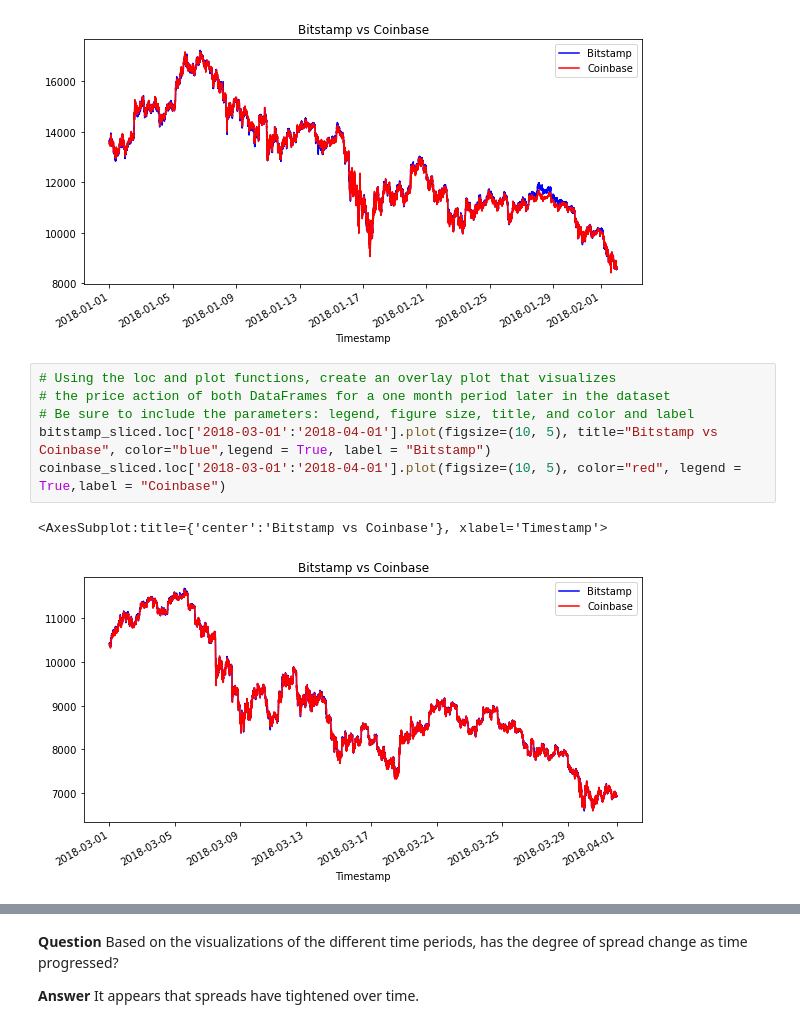
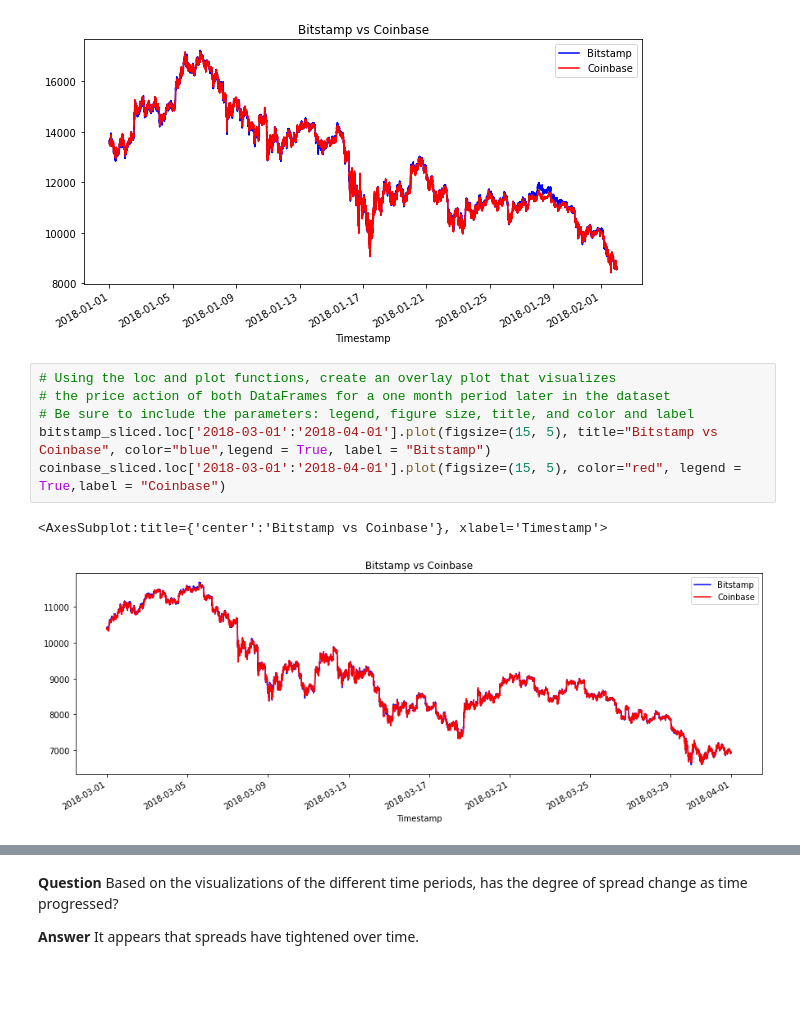
Before and after one commit to LZhou1688/challenge_three, a Jupyter notebook: crypto_arbitrage.ipynb, the cells around one changed output, grey strips where cells are left out. Cells and saved outputs as stored; diff of their text form; blank space fills up the shorter version.

```diff
--- a/crypto_arbitrage.ipynb
+++ b/crypto_arbitrage.ipynb
@@ -318,9 +318,9 @@ coinbase_sliced.loc['2018-01-01':'2018-02-01'].plot(figsize=(10, 5), color="red"
 # %%
 # Using the loc and plot functions, create an overlay plot that visualizes
 # the price action of both DataFrames for a one month period later in the dataset
 # Be sure to include the parameters: legend, figure size, title, and color and label
-bitstamp_sliced.loc['2018-03-01':'2018-04-01'].plot(figsize=(10, 5), title="Bitstamp vs Coinbase", color="blue",legend = True, label = "Bitstamp")
-coinbase_sliced.loc['2018-03-01':'2018-04-01'].plot(figsize=(10, 5), color="red", legend = True,label = "Coinbase")
+bitstamp_sliced.loc['2018-03-01':'2018-04-01'].plot(figsize=(15, 5), title="Bitstamp vs Coinbase", color="blue",legend = True, label = "Bitstamp")
+coinbase_sliced.loc['2018-03-01':'2018-04-01'].plot(figsize=(15, 5), color="red", legend = True,label = "Coinbase")
 # %% [output]
 <AxesSubplot:title={'center':'Bitstamp vs Coinbase'}, xlabel='Timestamp'>
-[figure, old version]
+[figure, new version]
```
Also changed, not shown: parts of 21 cells of this notebook, 1 other file.
